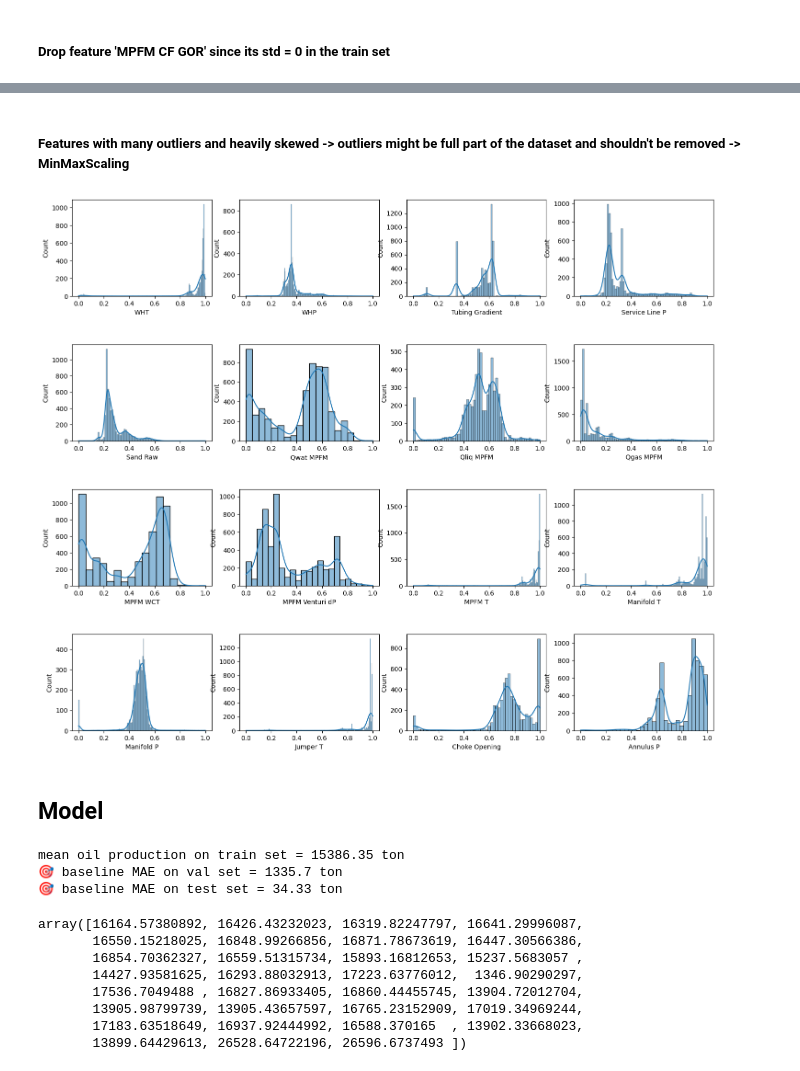
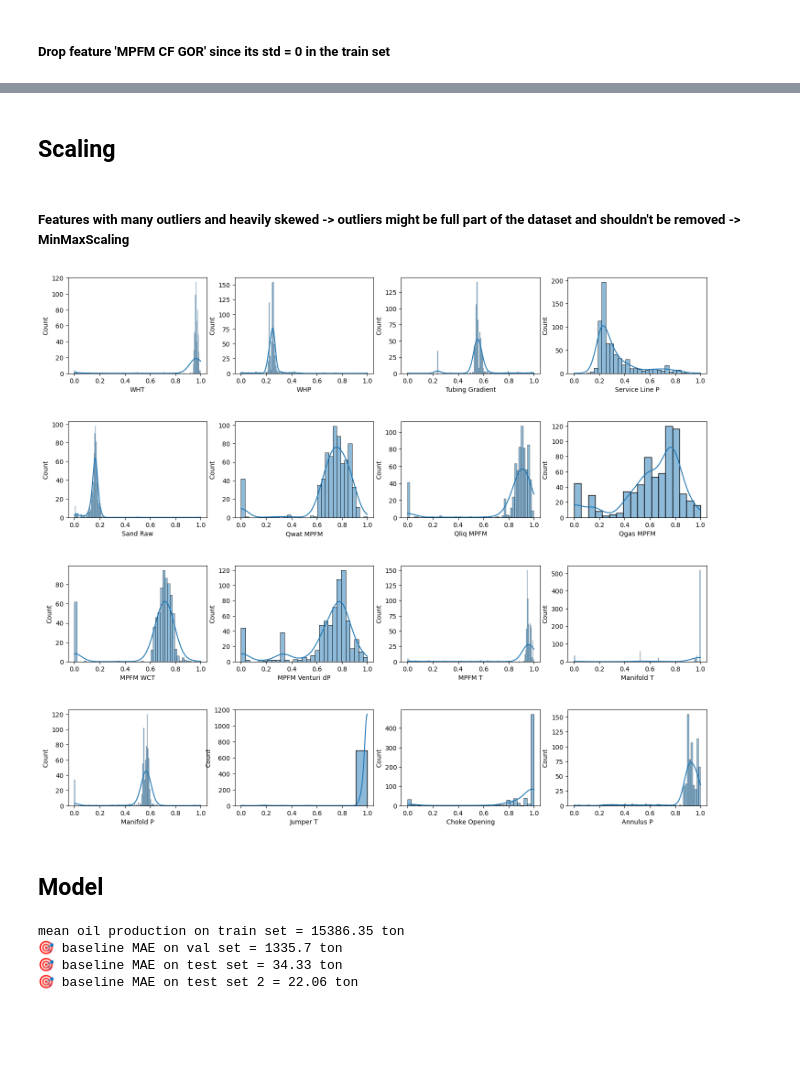
Before and after one commit to mattwagon/oil_production_prediction, a Jupyter notebook: notebooks/eduardo - basic mvp.ipynb, the cells around one changed output, grey strips where cells are left out. Saved outputs shown, nothing was run; the diff lists cells and outputs as text; code cells hidden in the pictures; blank space fills up the shorter version.

```diff
--- a/notebooks/eduardo - basic mvp.ipynb
+++ b/notebooks/eduardo - basic mvp.ipynb
@@ -428,0 +462,15 @@ X_test.drop(columns='MPFM CF GOR', inplace=True)
+# %%
+# Create a figure and axis for each histogram
+fig, axs = plt.subplots(3, 6, figsize=(18, 15))
+
+axs = axs.ravel()
+
+for i, col in enumerate(X_val.columns):
+    sns.histplot(X_val[col], kde=True, ax=axs[i])
+
+for j in range(len(X_val.columns), len(axs)):
+    axs[j].axis('off')
+
+plt.subplots_adjust(hspace=0.5)
+
+plt.show()
@@ -428,0 +479,15 @@ X_test.drop(columns='MPFM CF GOR', inplace=True)
+# %%
+# Create a figure and axis for each histogram
+fig, axs = plt.subplots(3, 6, figsize=(18, 15))
+
+axs = axs.ravel()
+
+for i, col in enumerate(X_test.columns):
+    sns.histplot(X_test[col], kde=True, ax=axs[i])
+
+for j in range(len(X_test.columns), len(axs)):
+    axs[j].axis('off')
+
+plt.subplots_adjust(hspace=0.5)
+
+plt.show()
@@ -429,3 +496,5 @@ X_test.drop(columns='MPFM CF GOR', inplace=True)
+# %% [markdown]
+## Scaling
 # %% [markdown]
 ##### Features with many outliers and heavily skewed -> outliers might be full part of the dataset and shouldn't be removed -> MinMaxScaling
 # %%
@@ -433,35 +502,35 @@ X_test.drop(columns='MPFM CF GOR', inplace=True)
 min_max_scaler = MinMaxScaler()
 
 #fit
-min_max_scaler.fit(X)
+min_max_scaler.fit(X_train)
 
 #transform
-X_scaled = min_max_scaler.transform(X)
 X_train_scaled = min_max_scaler.transform(X_train)
 X_val_scaled = min_max_scaler.transform(X_val)
 X_test_scaled = min_max_scaler.transform(X_test)
+X_test2_scaled = min_max_scaler.transform(X_test2)
 
-X_scaled = pd.DataFrame(X_scaled, columns=X.columns)
 X_train_scaled = pd.DataFrame(X_train_scaled, columns=X_train.columns)
 X_val_scaled = pd.DataFrame(X_val_scaled, columns=X_val.columns)
 X_test_scaled = pd.DataFrame(X_test_scaled, columns=X_test.columns)
+X_test2_scaled = pd.DataFrame(X_test2_scaled, columns=X_test.columns)
 # %%
 # Create a figure and axis for each histogram
 fig, axs = plt.subplots(4, 4, figsize=(18, 15))
 
 axs = axs.ravel()
 
-for i, col in enumerate(X_scaled.columns):
-    sns.histplot(X_scaled[col], kde=True, ax=axs[i])
+for i, col in enumerate(X_train_scaled.columns):
+    sns.histplot(X_train_scaled[col], kde=True, ax=axs[i])
 
-for j in range(len(X_scaled.columns), len(axs)):
+for j in range(len(X_train_scaled.columns), len(axs)):
     axs[j].axis('off')
 
 plt.subplots_adjust(hspace=0.5)
 
 plt.show()
 # %% [output]
-[figure, old version]
+[figure, new version]
 # %% [markdown]
 ## Model
 # %%
@@ -472,25 +541,18 @@ baseline_model.fit(X_train_scaled, y_train)
 
 baseline_pred_val = baseline_model.predict(X_val_scaled)
 baseline_pred_test = baseline_model.predict(X_test_scaled)
+baseline_pred_test2 = baseline_model.predict(X_test2_scaled)
 baseline_mae_val = np.mean(np.abs(baseline_pred_val - y_val), axis=0)
 baseline_mae_test = np.mean(np.abs(baseline_pred_test - y_test), axis=0)
+baseline_mae_test2 = np.mean(np.abs(baseline_pred_test2 - y_test2), axis=0)
 
 print(f'mean oil production on train set = {round(float(np.mean(y_train, axis=0)),2)} ton')
 print(f'🎯 baseline MAE on val set = {round(float(baseline_mae_val),2)} ton')
 print(f'🎯 baseline MAE on test set = {round(float(baseline_mae_test),2)} ton')
+print(f'🎯 baseline MAE on test set 2 = {round(float(baseline_mae_test2),2)} ton')
 # %% [output]
 mean oil production on train set = 15386.35 ton
 🎯 baseline MAE on val set = 1335.7 ton
 🎯 baseline MAE on test set = 34.33 ton
+🎯 baseline MAE on test set 2 = 22.06 ton
-# %%
-baseline_model.predict(X_val_scaled)
-# %% [output]
-array([16164.57380892, 16426.43232023, 16319.82247797, 16641.29996087,
-       16550.15218025, 16848.99266856, 16871.78673619, 16447.30566386,
-       16854.70362327, 16559.51315734, 15893.16812653, 15237.5683057 ,
-       14427.93581625, 16293.88032913, 17223.63776012,  1346.90290297,
-       17536.7049488 , 16827.86933405, 16860.44455745, 13904.72012704,
-       13905.98799739, 13905.43657597, 16765.23152909, 17019.34969244,
-       17183.63518649, 16937.92444992, 16588.370165  , 13902.33668023,
-       13899.64429613, 26528.64722196, 26596.6737493 ])
 # %%
```
Also changed, not shown: parts of 23 cells of this notebook.
